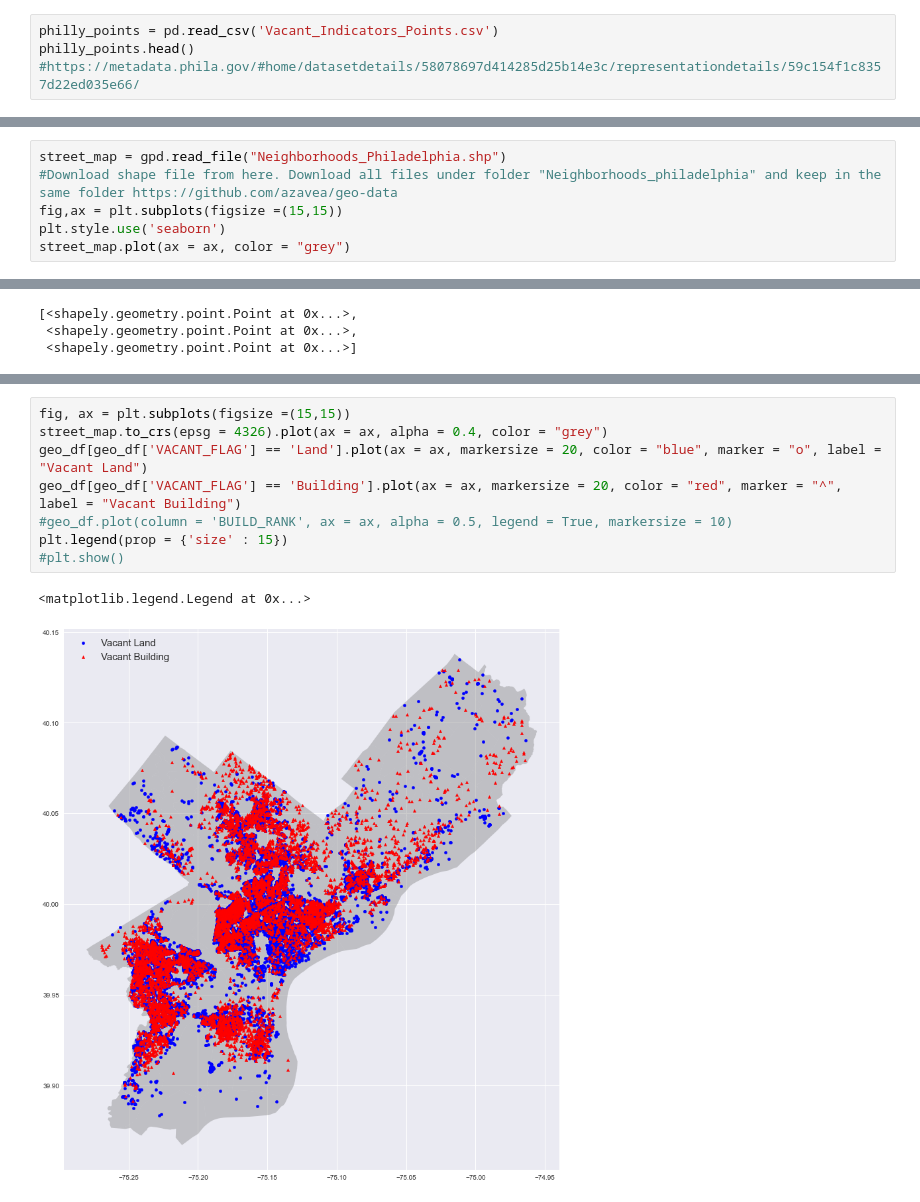
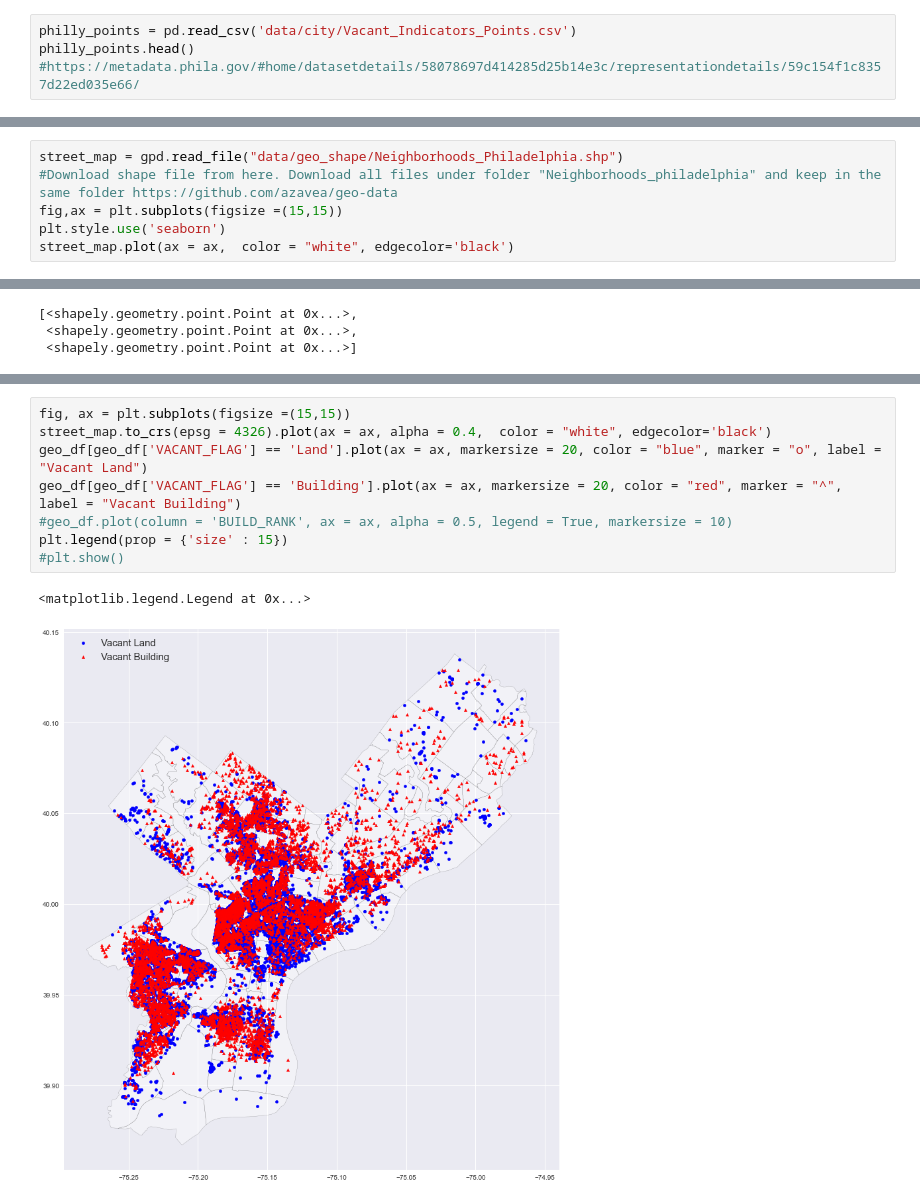
Before and after one commit to Pball01/vacant_lot, a Jupyter notebook: data_explore.ipynb, the cells around one changed output, grey strips where cells are left out. Saved outputs shown, nothing was run; the diff lists cells and outputs as text.

```diff
--- a/data_explore.ipynb
+++ b/data_explore.ipynb
@@ -8,7 +9,7 @@ from shapely.geometry import Point, Polygon
 
 %matplotlib inline
 # %%
-philly_points = pd.read_csv('Vacant_Indicators_Points.csv')
+philly_points = pd.read_csv('data/city/Vacant_Indicators_Points.csv')
 philly_points.head()
 #https://metadata.phila.gov/#home/datasetdetails/58078697d414285d25b14e3c/representationdetails/59c154f1c8357d22ed035e66/
 # %% [output]
@@ -62,10 +63,10 @@ philly_land.head()
 | 3 | 4 | 1629 S TANEY ST | BHATTI SARWAT A | NaN | VAC LAND RES < ACRE | 364283000.0 | 564768 | 2 | ... |
 | 4 | 5 | 2434 N BROAD ST | ELEBAH INC | NaN | VAC LAND COMM. < ACRE | 885151680.0 | 50430 | 5 | ... |
 # %%
-street_map = gpd.read_file("Neighborhoods_Philadelphia.shp")
+street_map = gpd.read_file("data/geo_shape/Neighborhoods_Philadelphia.shp")
 #Download shape file from here. Download all files under folder "Neighborhoods_philadelphia" and keep in the same folder https://github.com/azavea/geo-data
 fig,ax = plt.subplots(figsize =(15,15))
 plt.style.use('seaborn')
-street_map.plot(ax = ax, color = "grey")
+street_map.plot(ax = ax,  color = "white", edgecolor='black')
 # %% [output]
 <AxesSubplot:>
@@ -99,12 +120,12 @@ geo_df.head()
 | 4 | -75.238794 | 39.954902 | 5 | 5816 PINE ST | WALSH JAMES | LUBLIN WILLIAM H | ROW 2 STY MASONRY | 604178400.0 | 485528 | ... |
 # %%
 fig, ax = plt.subplots(figsize =(15,15))
-street_map.to_crs(epsg = 4326).plot(ax = ax, alpha = 0.4, color = "grey")
+street_map.to_crs(epsg = 4326).plot(ax = ax, alpha = 0.4,  color = "white", edgecolor='black')
 geo_df[geo_df['VACANT_FLAG'] == 'Land'].plot(ax = ax, markersize = 20, color = "blue", marker = "o", label = "Vacant Land")
 geo_df[geo_df['VACANT_FLAG'] == 'Building'].plot(ax = ax, markersize = 20, color = "red", marker = "^", label = "Vacant Building")
 #geo_df.plot(column = 'BUILD_RANK', ax = ax, alpha = 0.5, legend = True, markersize = 10)
 plt.legend(prop = {'size' : 15})
 #plt.show()
 # %% [output]
 <matplotlib.legend.Legend at 0x...>
-[figure, old version]
+[figure, new version]
```
Also changed, not shown: parts of 7 cells of this notebook, 14 other files.
